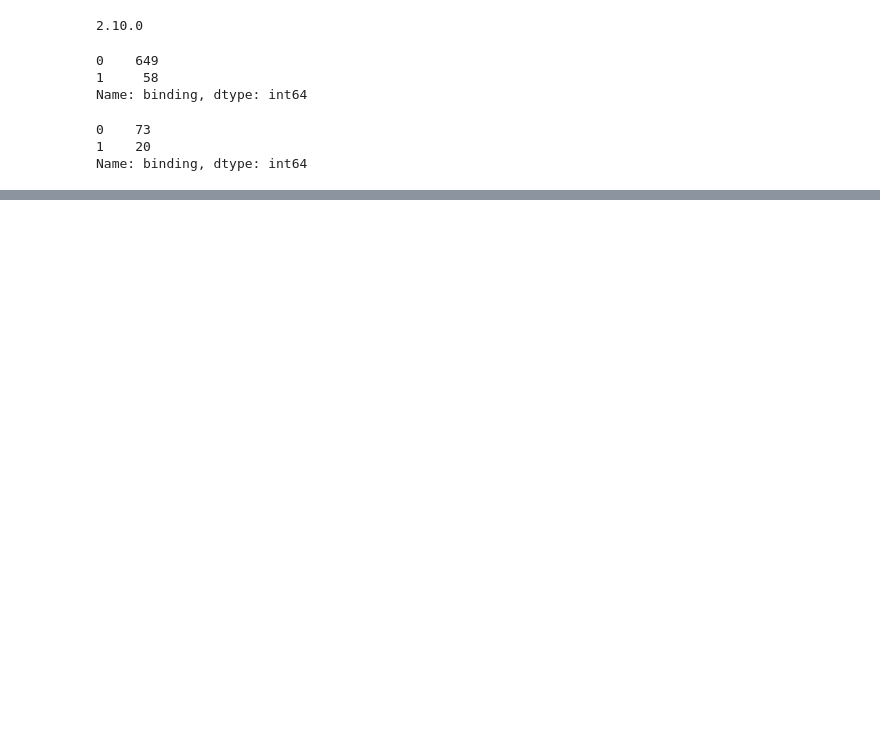
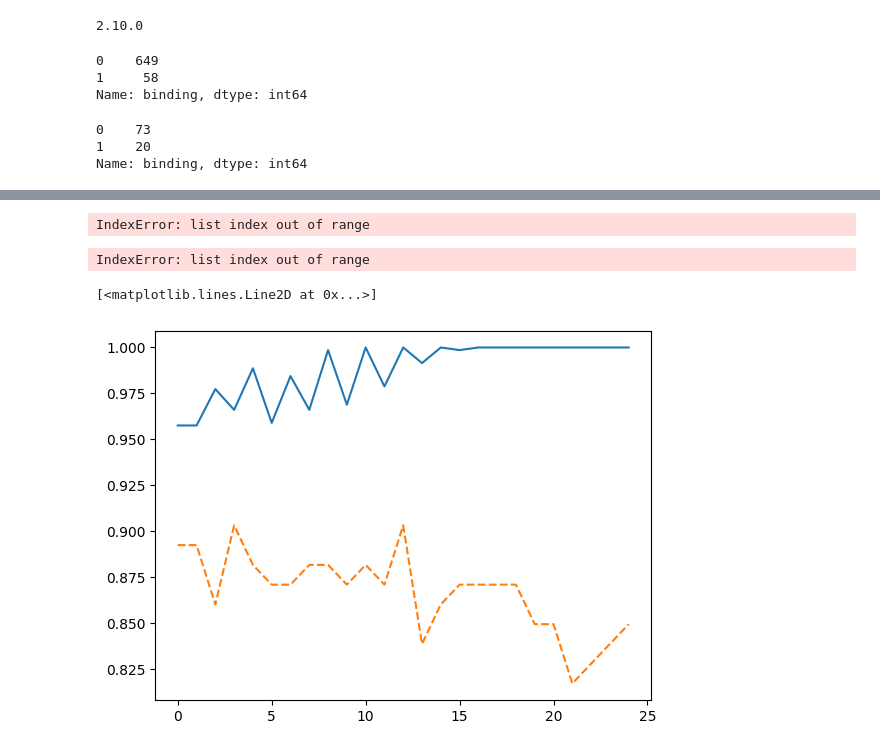
Before and after one commit to bhaba-ranjan/ada-boosting, a Jupyter notebook: boosting.ipynb, the cells around one changed output, grey strips where cells are left out. Saved outputs shown, nothing was run; the diff lists cells and outputs as text; code cells hidden in the pictures; blank space fills up the shorter version.

```diff
--- a/boosting.ipynb
+++ b/boosting.ipynb
@@ -299 +336,17 @@ def some_pred(test_split, esize):
+# %%
+f1_train[35]
+# f1_test[35]
+# %% [output]
+IndexError: list index out of range
+# %%
+acc_train[32]
+# acc_test[32]
+# %% [output]
+IndexError: list index out of range
+# %%
+plt.plot(acc_train)
+plt.plot(acc_test, '--')
+# %% [output]
+[<matplotlib.lines.Line2D at 0x...>]
+[figure, added]
 # %%
```
Also changed, not shown: parts of 20 cells of this notebook.
